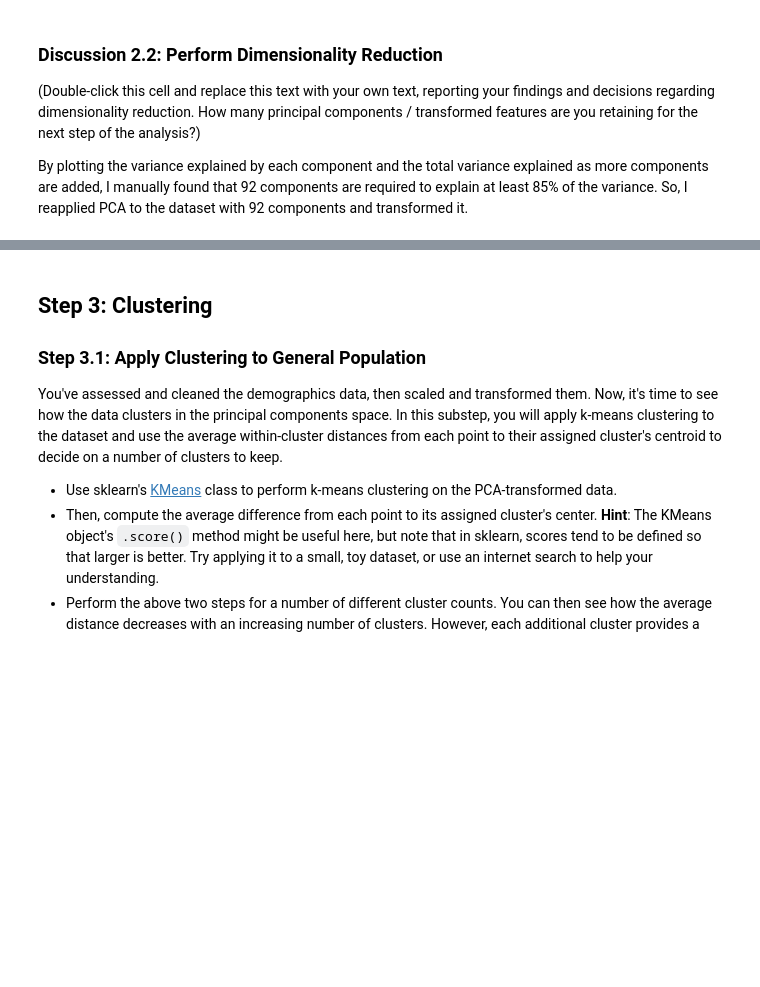
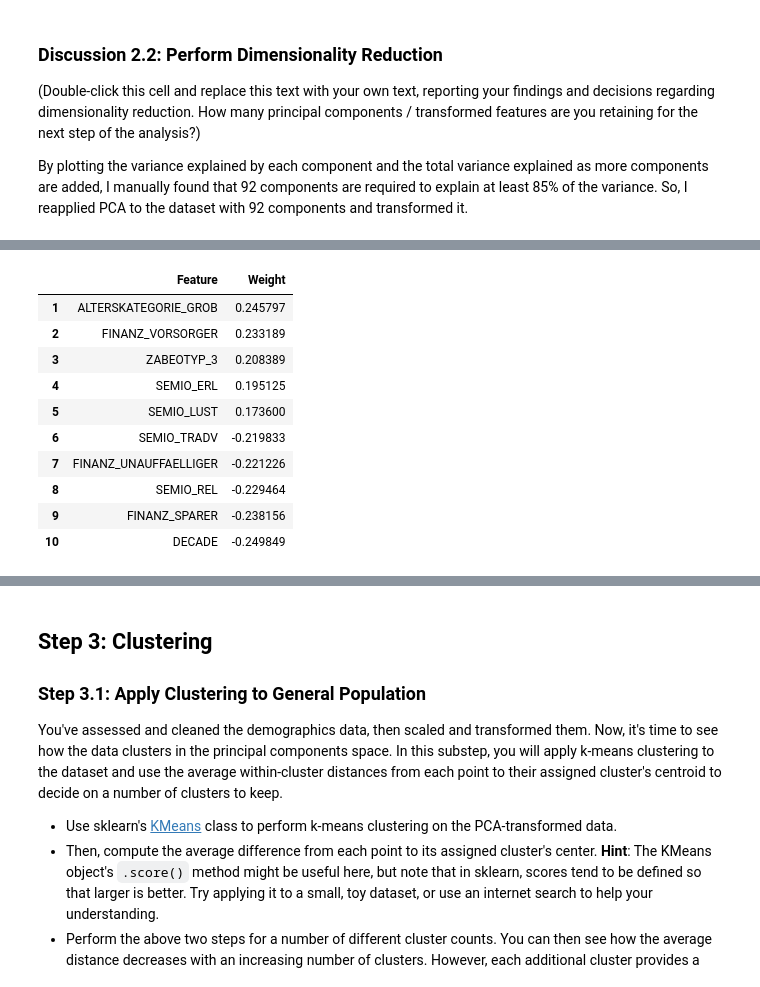
Before and after one commit to alexgeorgousis/customer-segments, a Jupyter notebook: Identify_Customer_Segments.ipynb, the cells around one changed output, grey strips where cells are left out. Cells and saved outputs as stored; diff of their text form; code cells hidden in the pictures; blank space fills up the shorter version.

```diff
--- a/Identify_Customer_Segments.ipynb
+++ b/Identify_Customer_Segments.ipynb
@@ -700,4 +739,17 @@ As a reminder, each principal component is a unit vector that points in the dire
 # %%
-# Map weights for the second principal component to corresponding feature names
-# and then print the linked values, sorted by weight.
+# Map weights for the second principal component to corresponding feature names and then print the linked values, sorted by weight.
+component_2 = pca.components_[1]
+print_topn_comp_feats(component_2, below_thresh.columns)
+# %% [output]
+|  | Feature | Weight |
+| 1 | ALTERSKATEGORIE_GROB | 0.245797 |
+| 2 | FINANZ_VORSORGER | 0.233189 |
+| 3 | ZABEOTYP_3 | 0.208389 |
+| 4 | SEMIO_ERL | 0.195125 |
+| 5 | SEMIO_LUST | 0.173600 |
+| 6 | SEMIO_TRADV | -0.219833 |
+| 7 | FINANZ_UNAUFFAELLIGER | -0.221226 |
+| 8 | SEMIO_REL | -0.229464 |
+| 9 | FINANZ_SPARER | -0.238156 |
+| 10 | DECADE | -0.249849 |
 # %%
```
Also changed, not shown: parts of 20 cells of this notebook.
